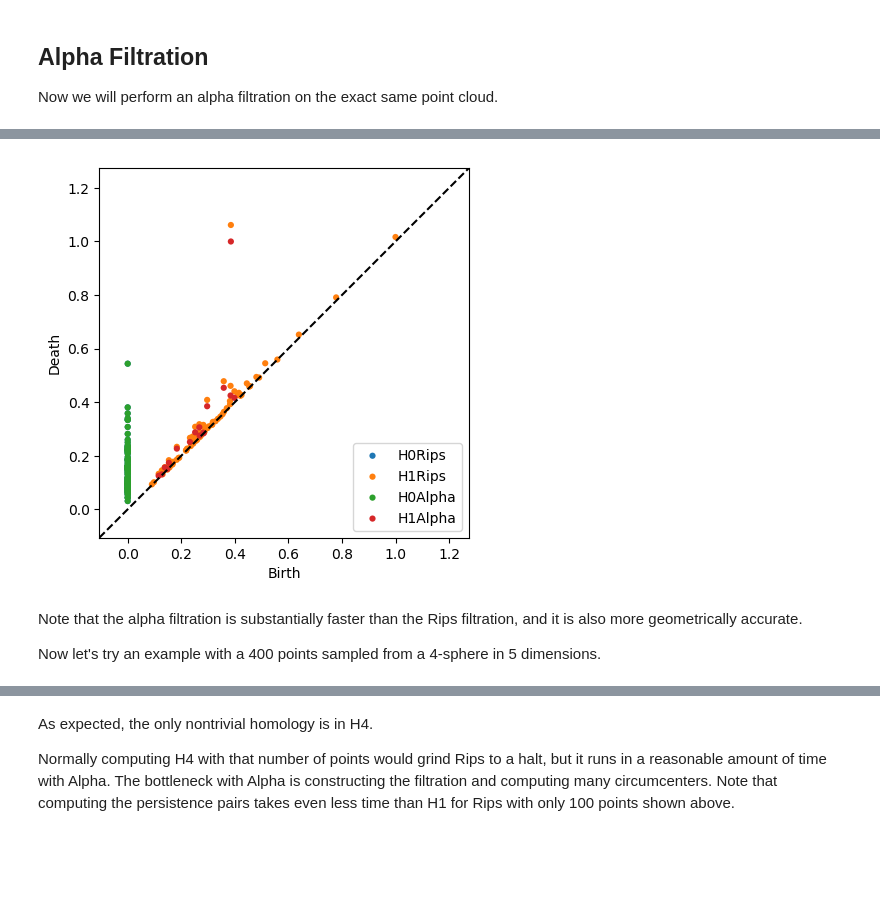
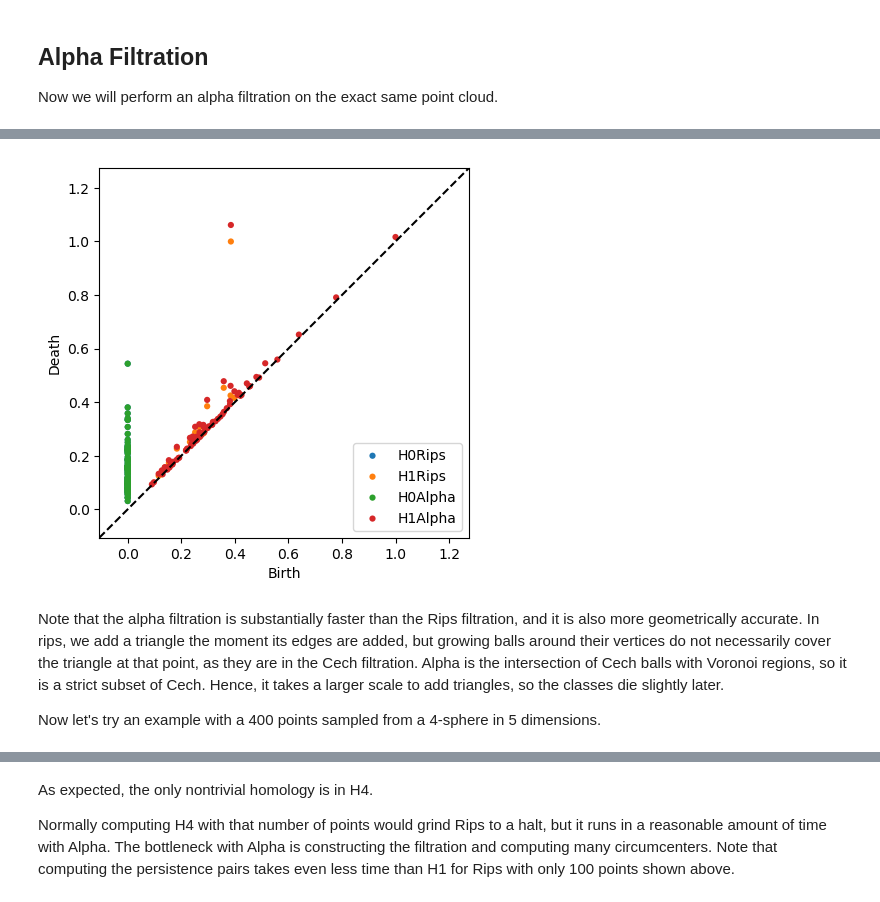
Before and after one commit to scikit-tda/cechmate, a Jupyter notebook: examples/BasicUsage.ipynb, the cells around one changed output, grey strips where cells are left out. Drawn from its saved outputs; the diff is of its cells as text; code cells hidden in the pictures; blank space fills up the shorter version.

Commit message:
Mixed up labels of Rips and Alpha

```diff
--- a/examples/BasicUsage.ipynb
+++ b/examples/BasicUsage.ipynb
@@ -45,7 +45,7 @@ Now we will perform an alpha filtration on the exact same point cloud.
 alpha = cm.Alpha()
 filtration = alpha.build(2*X) # Alpha goes by radius instead of diameter
 dgmsalpha = cm.phat_diagrams(filtration)
-cm.plot_dgms(dgmsalpha + dgmsrips, labels = ['H0Rips', 'H1Rips', 'H0Alpha', 'H1Alpha'])
+cm.plot_dgms(dgmsrips + dgmsalpha, labels = ['H0Rips', 'H1Rips', 'H0Alpha', 'H1Alpha'])
 plt.show()
 # %% [output]
 Doing spatial.Delaunay triangulation...
@@ -59,6 +59,6 @@ Finished computing persistence pairs (Elapsed Time 0.000716)
-[figure, old version]
+[figure, new version]
 # %% [markdown]
-Note that the alpha filtration is substantially faster than the Rips filtration, and it is also more geometrically accurate.
+Note that the alpha filtration is substantially faster than the Rips filtration, and it is also more geometrically accurate.  In rips, we add a triangle the moment its edges are added, but growing balls around their vertices do not necessarily cover the triangle at that point, as they are in the Cech filtration.  Alpha is the intersection of Cech balls with Voronoi regions, so it is a strict subset of Cech.  Hence, it takes a larger scale to add triangles, so the classes die slightly later.
 
 Now let's try an example with a 400 points sampled from a 4-sphere in 5 dimensions.
 # %%
```
Also changed, not shown: parts of 4 cells of this notebook.
